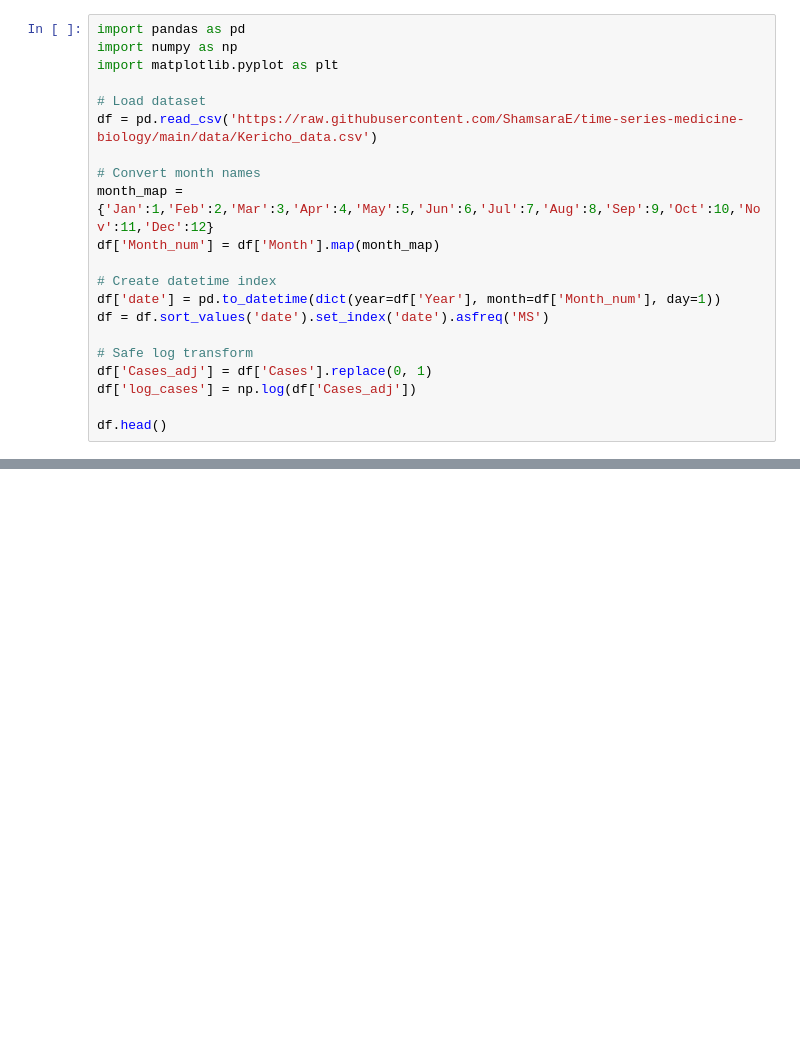
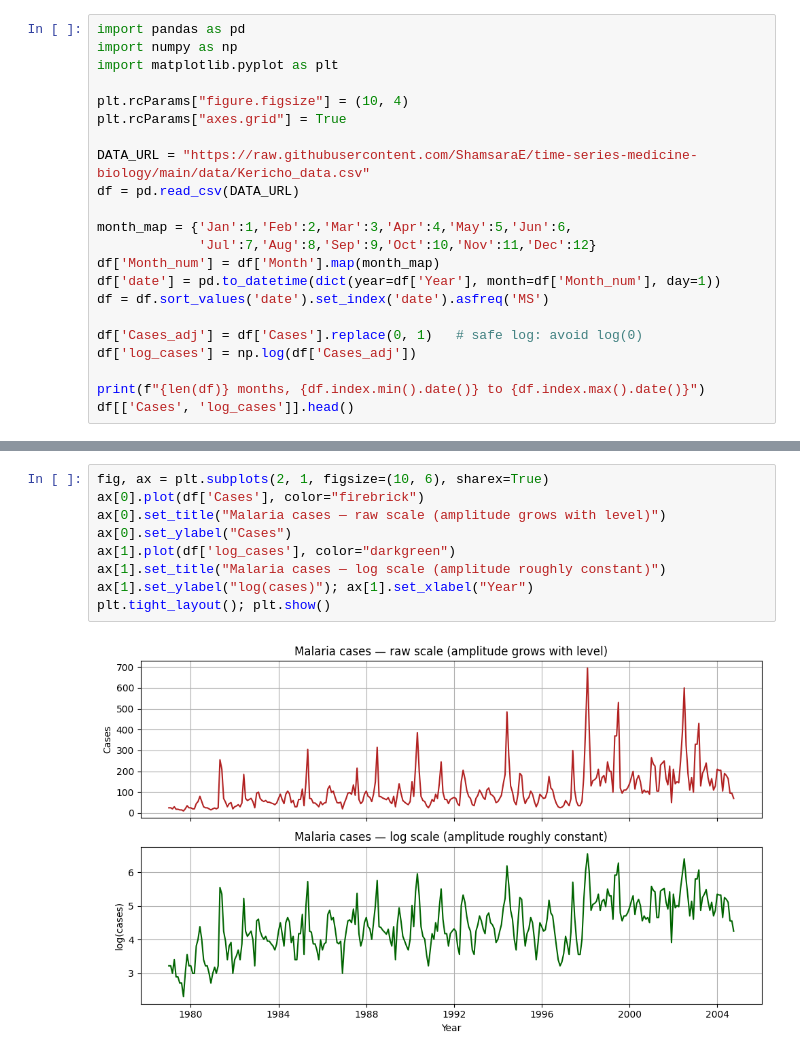
Before and after one commit to ShamsaraE/time-series-medicine-biology, a Jupyter notebook: teaching/02_malaria_cases_multiplicative_model.ipynb, the cells around one changed output, grey strips where cells are left out. Cells and saved outputs as stored; diff of their text form; blank space fills up the shorter version.

```diff
--- a/teaching/02_malaria_cases_multiplicative_model.ipynb
+++ b/teaching/02_malaria_cases_multiplicative_model.ipynb
@@ -33,19 +33,20 @@ import pandas as pd
 import numpy as np
 import matplotlib.pyplot as plt
 
-# Load dataset
-df = pd.read_csv('https://raw.githubusercontent.com/ShamsaraE/time-series-medicine-biology/main/data/Kericho_data.csv')
+plt.rcParams["figure.figsize"] = (10, 4)
+plt.rcParams["axes.grid"] = True
 
-# Convert month names
-month_map = {'Jan':1,'Feb':2,'Mar':3,'Apr':4,'May':5,'Jun':6,'Jul':7,'Aug':8,'Sep':9,'Oct':10,'Nov':11,'Dec':12}
+DATA_URL = "https://raw.githubusercontent.com/ShamsaraE/time-series-medicine-biology/main/data/Kericho_data.csv"
+df = pd.read_csv(DATA_URL)
+
+month_map = {'Jan':1,'Feb':2,'Mar':3,'Apr':4,'May':5,'Jun':6,
+             'Jul':7,'Aug':8,'Sep':9,'Oct':10,'Nov':11,'Dec':12}
 df['Month_num'] = df['Month'].map(month_map)
-
-# Create datetime index
 df['date'] = pd.to_datetime(dict(year=df['Year'], month=df['Month_num'], day=1))
 df = df.sort_values('date').set_index('date').asfreq('MS')
 
-# Safe log transform
-df['Cases_adj'] = df['Cases'].replace(0, 1)
+df['Cases_adj'] = df['Cases'].replace(0, 1)   # safe log: avoid log(0)
 df['log_cases'] = np.log(df['Cases_adj'])
 
-df.head()
+print(f"{len(df)} months, {df.index.min().date()} to {df.index.max().date()}")
+df[['Cases', 'log_cases']].head()
@@ -67,0 +69,11 @@ Multiplicative structure becomes additive after log transform.
+# %%
+fig, ax = plt.subplots(2, 1, figsize=(10, 6), sharex=True)
+ax[0].plot(df['Cases'], color="firebrick")
+ax[0].set_title("Malaria cases — raw scale (amplitude grows with level)")
+ax[0].set_ylabel("Cases")
+ax[1].plot(df['log_cases'], color="darkgreen")
+ax[1].set_title("Malaria cases — log scale (amplitude roughly constant)")
+ax[1].set_ylabel("log(cases)"); ax[1].set_xlabel("Year")
+plt.tight_layout(); plt.show()
+# %% [output]
+[figure, added]
```
Also changed, not shown: parts of 20 cells of this notebook, 3 other files.
